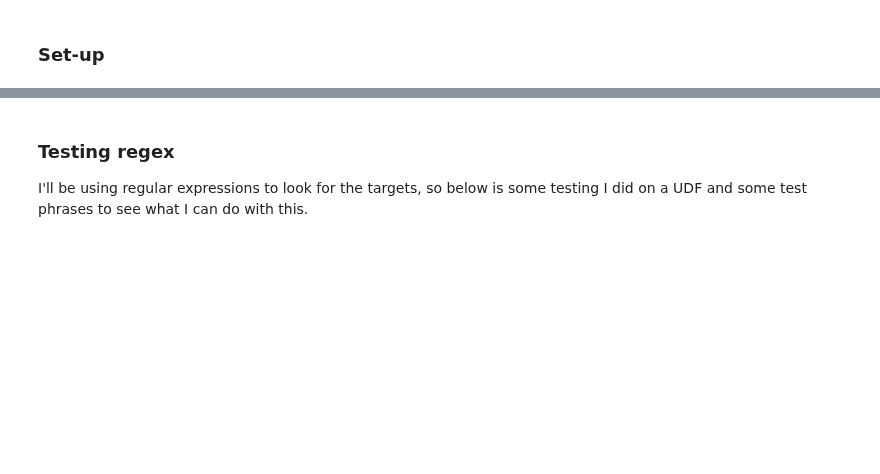
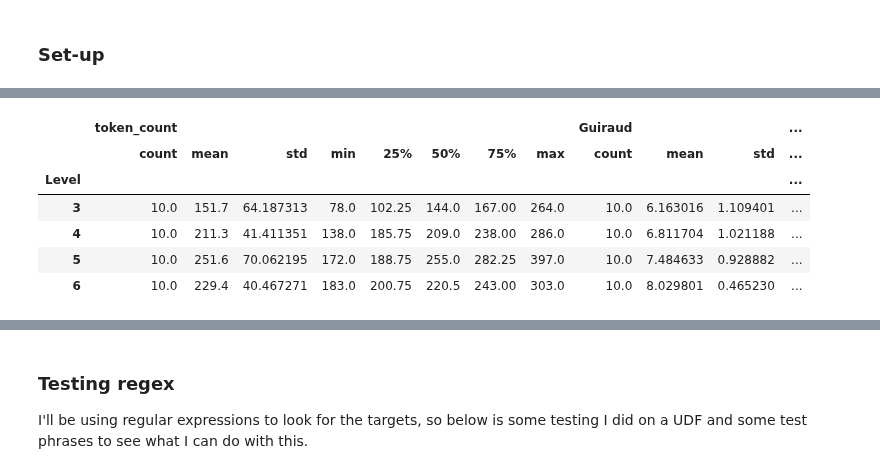
Before and after one commit to Data-Science-for-Linguists-2019/ESL-Article-Acquisition, a Jupyter notebook: analysis/analysis_1.ipynb, the cells around one changed output, grey strips where cells are left out. Cells and saved outputs as stored; diff of their text form; code cells hidden in the pictures; blank space fills up the shorter version.

```diff
--- a/analysis/analysis_1.ipynb
+++ b/analysis/analysis_1.ipynb
@@ -53,3 +53,13 @@ pelic.head()
 | 2 | 36798 | 4778 | dp7 | 78306 | Studying English is very crucial ... | w | 5 | Arabic | ... |
 | 3 | 18572 | 2544 | dg7 | 41011 | ? LIST\n\nThe entrance is in fron... | w | 3 | Korean | ... |
 | 4 | 1483 | 140 | eu6 | 11952 | 1.The !Kung's most important food... | w | 4 | Korean | ... |
+# %%
+balc.groupby('Level')['token_count', 'Guiraud'].describe()
+# %% [output]
+|  | token_count |  |  |  |  |  |  |  | Guiraud |  |  | ... |
+|  | count | mean | std | min | 25% | 50% | 75% | max | count | mean | std | ... |
+| Level |  |  |  |  |  |  |  |  |  |  |  | ... |
+| 3 | 10.0 | 151.7 | 64.187313 | 78.0 | 102.25 | 144.0 | 167.00 | 264.0 | 10.0 | 6.163016 | 1.109401 | ... |
+| 4 | 10.0 | 211.3 | 41.411351 | 138.0 | 185.75 | 209.0 | 238.00 | 286.0 | 10.0 | 6.811704 | 1.021188 | ... |
+| 5 | 10.0 | 251.6 | 70.062195 | 172.0 | 188.75 | 255.0 | 282.25 | 397.0 | 10.0 | 7.484633 | 0.928882 | ... |
+| 6 | 10.0 | 229.4 | 40.467271 | 183.0 | 200.75 | 220.5 | 243.00 | 303.0 | 10.0 | 8.029801 | 0.465230 | ... |
```
Also changed, not shown: parts of 2 cells of this notebook, 1 other file.
